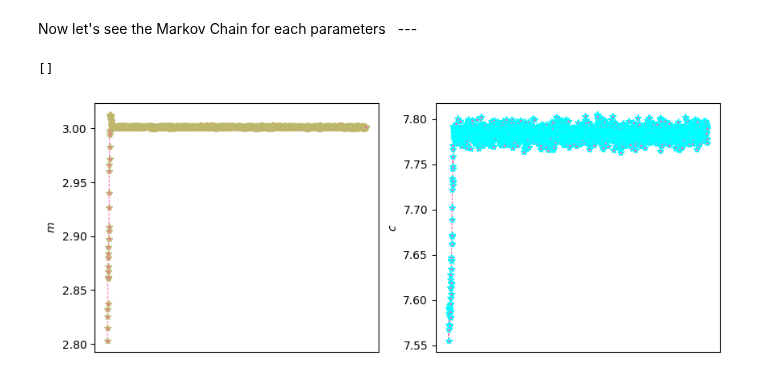
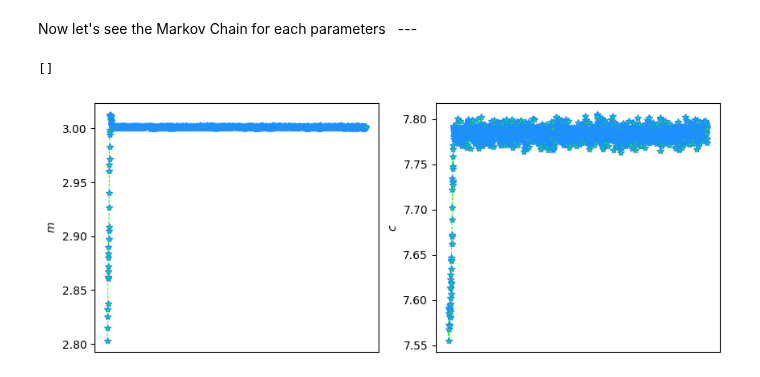
Before and after one commit to RitwikDas007/My-Collections, a Jupyter notebook: Bayesian Inference.ipynb, the cells around one changed output. Cells and saved outputs as stored; diff of their text form; code cells hidden in the pictures.

Commit message:
Update marker color

```diff
--- a/Bayesian Inference.ipynb
+++ b/Bayesian Inference.ipynb
@@ -581,13 +581,13 @@ Now let's see the Markov Chain for each parameters $\;$ ---
 # %%
 fig, ax = plt.subplots(1,2, figsize=[10,4])
 
-ax[0].plot(m_samples, '--*', markeredgecolor='darkkhaki', color='hotpink', lw=0.7)
+ax[0].plot(m_samples, '--*', markeredgecolor='dodgerblue', color='lime', lw=0.7)
 ax[0].set_ylabel('$m$')
 ax[0].set_xticks([])
 
-ax[1].plot(c_samples, '--*', markeredgecolor='cyan', color='hotpink', lw=0.7)
+ax[1].plot(c_samples, '--*', markeredgecolor='dodgerblue', color='lime', lw=0.7)
 ax[1].set_ylabel('$c$')
 ax[1].set_xticks([])
 # %% [output]
 []
-[figure, old version]
+[figure, new version]
```
